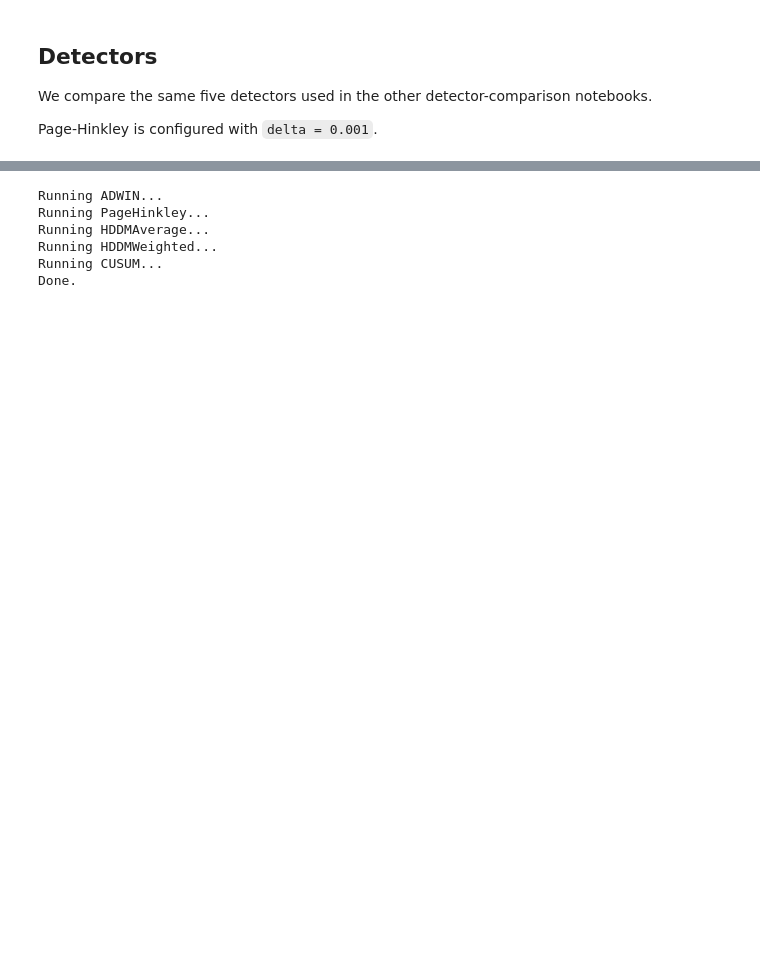
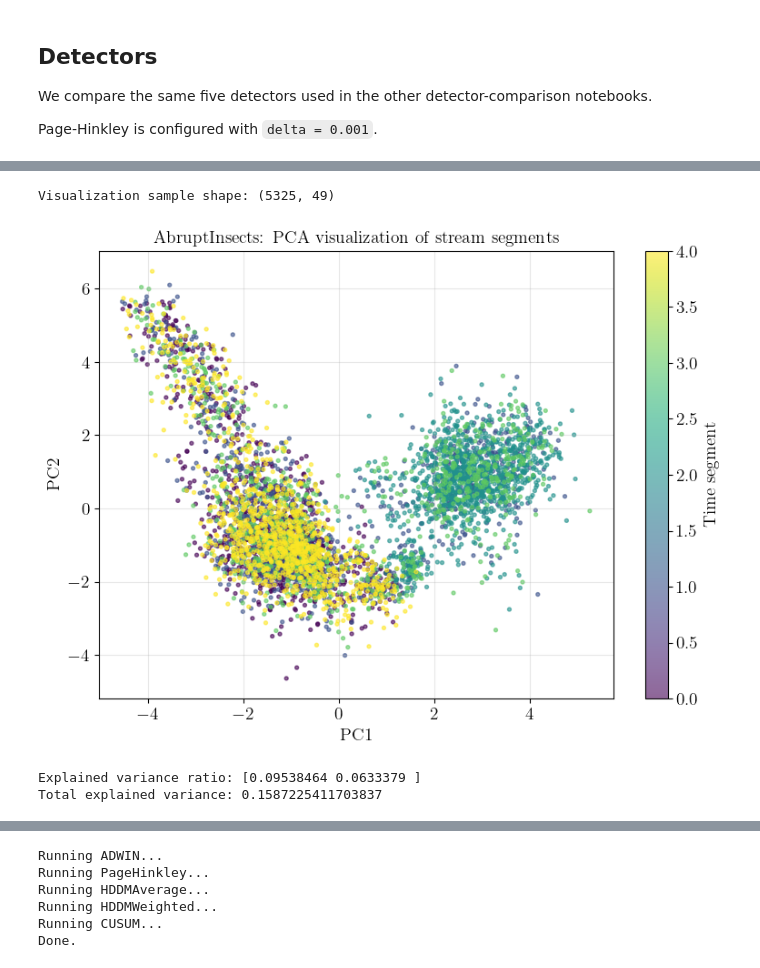
Before and after one commit to EiriniTzan/master-thesis, a Jupyter notebook: notebooks/test_abrupt_insects.ipynb, the cells around one changed output, grey strips where cells are left out. Cells and saved outputs as stored; diff of their text form; code cells hidden in the pictures; blank space fills up the shorter version.

```diff
--- a/notebooks/test_abrupt_insects.ipynb
+++ b/notebooks/test_abrupt_insects.ipynb
@@ -124,0 +235,49 @@ DETECTORS = {
+# %%
+N_VIS = min(5325, len(X))
+
+X_vis = X[:N_VIS]
+
+print("Visualization sample shape:", X_vis.shape)
+# %% [output]
+Visualization sample shape: (5325, 49)
+# %%
+X_scaled = StandardScaler().fit_transform(X_vis)
+
+pca = PCA(
+    n_components=2,
+    random_state=SEED,
+)
+
+X_pca = pca.fit_transform(X_scaled)
+
+segment_size = len(X_vis) // 5
+
+segments = np.minimum(
+    np.arange(len(X_vis)) // segment_size,
+    4,
+)
+
+plt.figure(figsize=(8, 6))
+
+scatter = plt.scatter(
+    X_pca[:, 0],
+    X_pca[:, 1],
+    c=segments,
+    s=8,
+    alpha=0.6,
+)
+
+plt.title("AbruptInsects: PCA visualization of stream segments")
+plt.xlabel("PC1")
+plt.ylabel("PC2")
+plt.colorbar(scatter, label="Time segment")
+plt.grid(alpha=0.3)
+plt.tight_layout()
+plt.show()
+
+print("Explained variance ratio:", pca.explained_variance_ratio_)
+print("Total explained variance:", pca.explained_variance_ratio_.sum())
+# %% [output]
+[figure, added]
+Explained variance ratio: [0.09538464 0.0633379 ]
+Total explained variance: 0.1587225411703837
```
Also changed, not shown: parts of 29 cells of this notebook, 5 other files.
